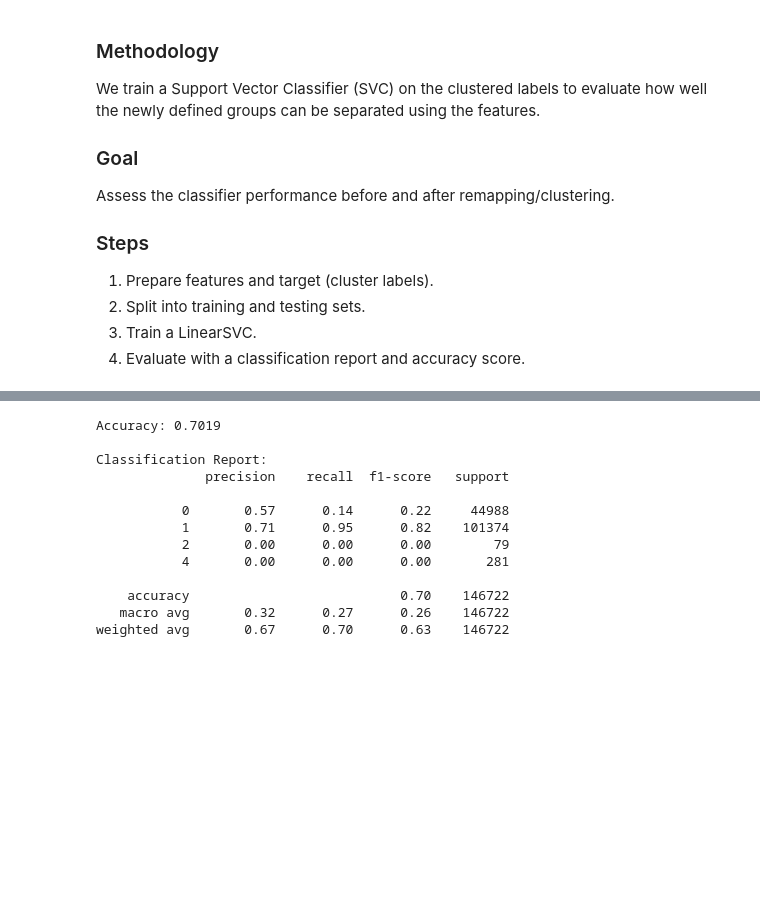
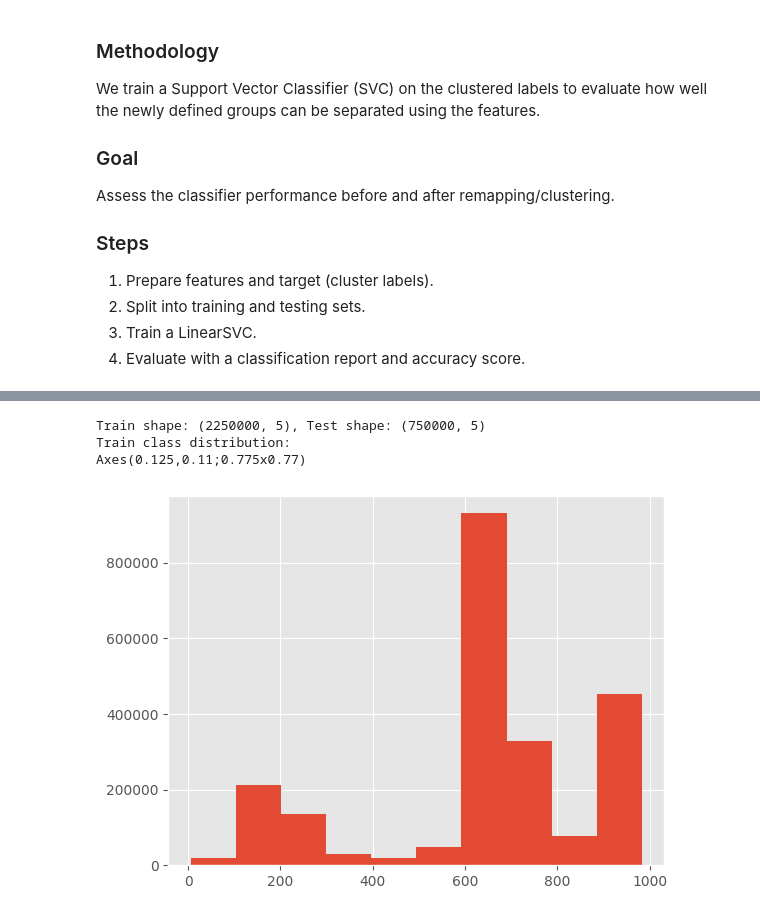
Before and after one commit to Ecotrust/forestvision, a Jupyter notebook: notebooks/fotypba_lda.ipynb, the cells around one changed output, grey strips where cells are left out. Drawn from its saved outputs; the diff is of its cells as text; code cells hidden in the pictures; blank space fills up the shorter version.

```diff
--- a/notebooks/fotypba_lda.ipynb
+++ b/notebooks/fotypba_lda.ipynb
@@ -492,3 +506,7 @@ Assess the classifier performance before and after remapping/clustering.
 2. Split into training and testing sets.
 3. Train a LinearSVC.
 4. Evaluate with a classification report and accuracy score.
+# %%
+lda_res['odf'] = lda_res['label'].replace(gnn.remap_dict)
+print(lda_res.groupby('odf').size())
+print(lda_res.head())
@@ -495,40 +525,37 @@ Assess the classifier performance before and after remapping/clustering.
+# %%
+# Get the 5 most frequent labels for each cluster
+cluster_top_labels = (
+    lda_res.groupby(['cluster', 'label']).size()
+    .reset_index(name='count')
+    .sort_values(['cluster', 'count'], ascending=[True, False])
+    .groupby('cluster')
+    .head(5)
+)
+
+stratify_labels = cluster_top_labels[cluster_top_labels['count'] > 500]['label'].unique().tolist()
 # %%
 from sklearn.svm import LinearSVC
 from sklearn.model_selection import train_test_split
 from sklearn.metrics import classification_report, accuracy_score
 from sklearn.preprocessing import StandardScaler
+from sklearn.ensemble import RandomForestClassifier
+
+labels_col = 'label'
+drop_cols = ['cluster', 'label', 'odf']
 
 # Prepare data
-X = lda_res.drop(['cluster', 'label'], axis=1)
-y = lda_res['cluster'].astype(int)
-
-# Normalize
+X = lda_res.drop(drop_cols, axis=1)
+y = lda_res[labels_col].astype(int)
 scaler = StandardScaler()
 X_scaled = scaler.fit_transform(X)
 
 # Split
-X_train, X_test, y_train, y_test = train_test_split(X_scaled, y, test_size=0.2, random_state=random_state)
-
-# Train
-clf = LinearSVC(penalty='l1', loss='squared_hinge', max_iter=10000)
-clf.fit(X_train, y_train)
-
-# Evaluate
-y_pred = clf.predict(X_test)
-print(f"Accuracy: {accuracy_score(y_test, y_pred):.4f}")
-print("\nClassification Report:")
-print(classification_report(y_test, y_pred, zero_division=0))
+X_train, X_test, y_train, y_test = train_test_split(
+    X_scaled, y, test_size=0.25, random_state=random_state, stratify=y.isin(stratify_labels), shuffle=True)
+print(f"Train shape: {X_train.shape}, Test shape: {X_test.shape}")
+print(f"Train class distribution:\n{pd.Series(y_train).hist()}")
 # %% [output]
-Accuracy: 0.7019
-
-Classification Report:
-              precision    recall  f1-score   support
-
-           0       0.57      0.14      0.22     44988
-           1       0.71      0.95      0.82    101374
-           2       0.00      0.00      0.00        79
-           4       0.00      0.00      0.00       281
-
-    accuracy                           0.70    146722
-   macro avg       0.32      0.27      0.26    146722
-weighted avg       0.67      0.70      0.63    146722
+Train shape: (2250000, 5), Test shape: (750000, 5)
+Train class distribution:
+Axes(0.125,0.11;0.775x0.77)
+[figure, added]
```
Also changed, not shown: parts of 13 cells of this notebook.
